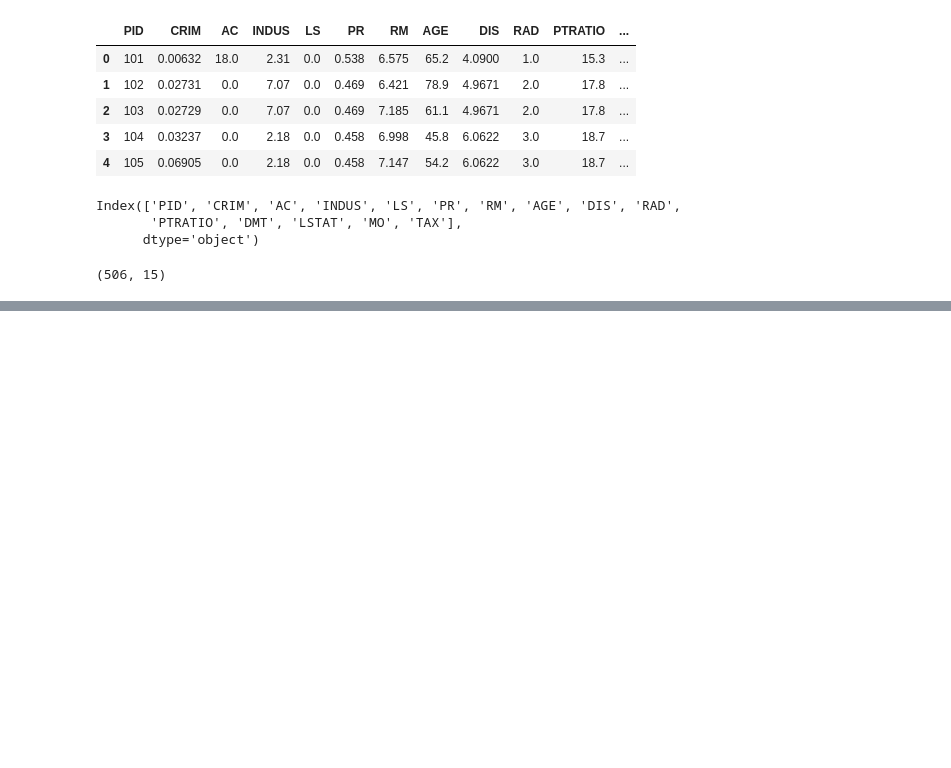
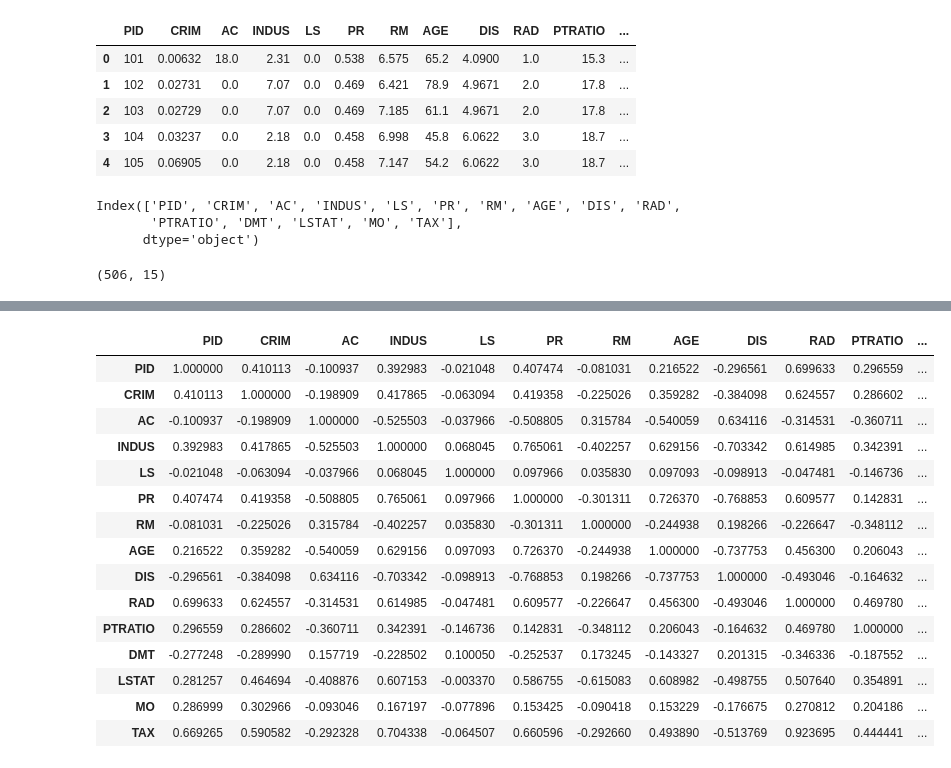
Before and after one commit to slubambo/Housing-Data-Dataset-Prediction, a Jupyter notebook: HousingData.ipynb, the cells around one changed output, grey strips where cells are left out. Drawn from its saved outputs; the diff is of its cells as text; code cells hidden in the pictures; blank space fills up the shorter version.

```diff
--- a/HousingData.ipynb
+++ b/HousingData.ipynb
@@ -75,0 +170,20 @@ sb.relplot(x='TAX', y = 'AGE', data=df)
+# %%
+# Correlation Matrix to determine relationships of variables with the target variable
+train_data.corr()
+# %% [output]
+|  | PID | CRIM | AC | INDUS | LS | PR | RM | AGE | DIS | RAD | PTRATIO | ... |
+| PID | 1.000000 | 0.410113 | -0.100937 | 0.392983 | -0.021048 | 0.407474 | -0.081031 | 0.216522 | -0.296561 | 0.699633 | 0.296559 | ... |
+| CRIM | 0.410113 | 1.000000 | -0.198909 | 0.417865 | -0.063094 | 0.419358 | -0.225026 | 0.359282 | -0.384098 | 0.624557 | 0.286602 | ... |
+| AC | -0.100937 | -0.198909 | 1.000000 | -0.525503 | -0.037966 | -0.508805 | 0.315784 | -0.540059 | 0.634116 | -0.314531 | -0.360711 | ... |
+| INDUS | 0.392983 | 0.417865 | -0.525503 | 1.000000 | 0.068045 | 0.765061 | -0.402257 | 0.629156 | -0.703342 | 0.614985 | 0.342391 | ... |
+| LS | -0.021048 | -0.063094 | -0.037966 | 0.068045 | 1.000000 | 0.097966 | 0.035830 | 0.097093 | -0.098913 | -0.047481 | -0.146736 | ... |
+| PR | 0.407474 | 0.419358 | -0.508805 | 0.765061 | 0.097966 | 1.000000 | -0.301311 | 0.726370 | -0.768853 | 0.609577 | 0.142831 | ... |
+| RM | -0.081031 | -0.225026 | 0.315784 | -0.402257 | 0.035830 | -0.301311 | 1.000000 | -0.244938 | 0.198266 | -0.226647 | -0.348112 | ... |
+| AGE | 0.216522 | 0.359282 | -0.540059 | 0.629156 | 0.097093 | 0.726370 | -0.244938 | 1.000000 | -0.737753 | 0.456300 | 0.206043 | ... |
+| DIS | -0.296561 | -0.384098 | 0.634116 | -0.703342 | -0.098913 | -0.768853 | 0.198266 | -0.737753 | 1.000000 | -0.493046 | -0.164632 | ... |
+| RAD | 0.699633 | 0.624557 | -0.314531 | 0.614985 | -0.047481 | 0.609577 | -0.226647 | 0.456300 | -0.493046 | 1.000000 | 0.469780 | ... |
+| PTRATIO | 0.296559 | 0.286602 | -0.360711 | 0.342391 | -0.146736 | 0.142831 | -0.348112 | 0.206043 | -0.164632 | 0.469780 | 1.000000 | ... |
+| DMT | -0.277248 | -0.289990 | 0.157719 | -0.228502 | 0.100050 | -0.252537 | 0.173245 | -0.143327 | 0.201315 | -0.346336 | -0.187552 | ... |
+| LSTAT | 0.281257 | 0.464694 | -0.408876 | 0.607153 | -0.003370 | 0.586755 | -0.615083 | 0.608982 | -0.498755 | 0.507640 | 0.354891 | ... |
+| MO | 0.286999 | 0.302966 | -0.093046 | 0.167197 | -0.077896 | 0.153425 | -0.090418 | 0.153229 | -0.176675 | 0.270812 | 0.204186 | ... |
+| TAX | 0.669265 | 0.590582 | -0.292328 | 0.704338 | -0.064507 | 0.660596 | -0.292660 | 0.493890 | -0.513769 | 0.923695 | 0.444441 | ... |
```
Also changed, not shown: parts of 29 cells of this notebook.
